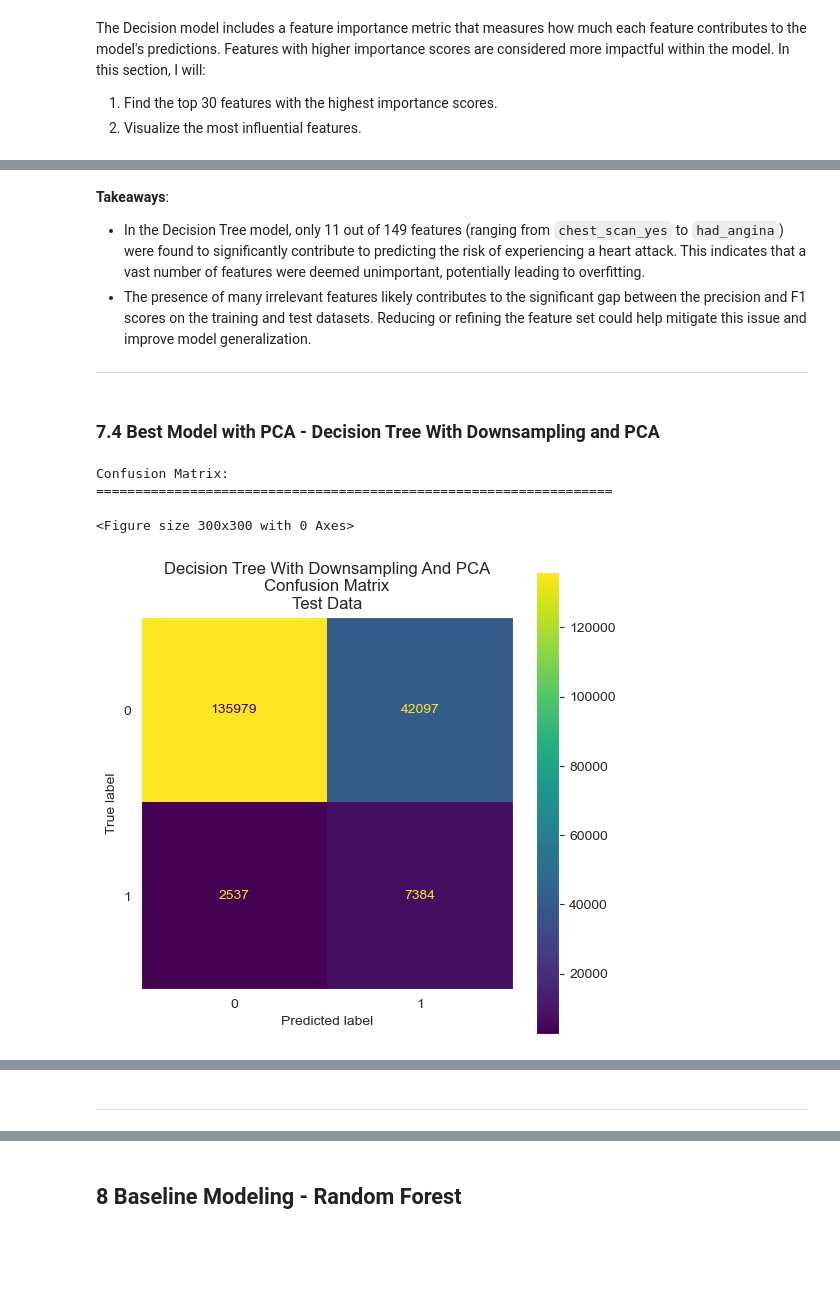
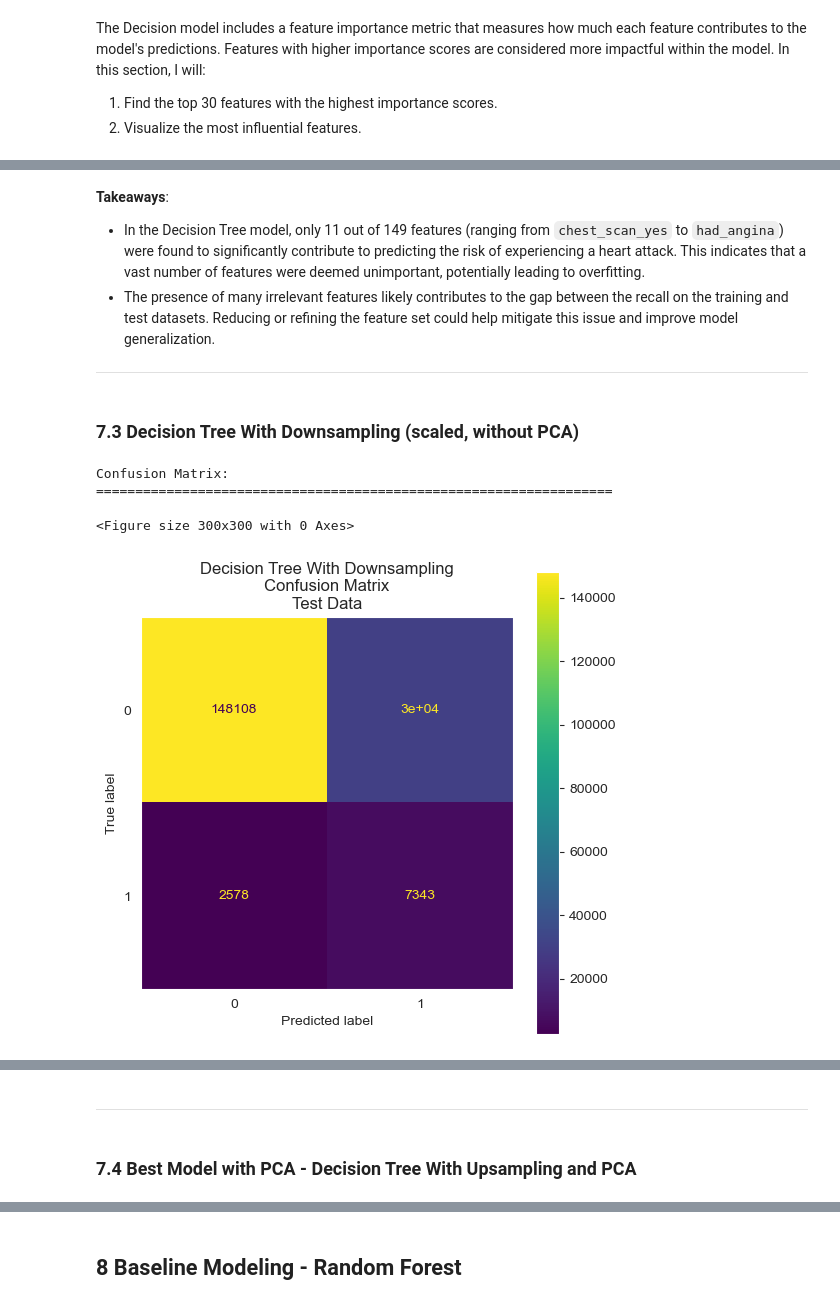
Before and after one commit to willwu29/heart-attack-prediction-model, a Jupyter notebook: notebooks/feature_engineering_baseline_modeling_book3.ipynb, the cells around one changed output, grey strips where cells are left out. Drawn from its saved outputs; the diff is of its cells as text; code cells hidden in the pictures; blank space fills up the shorter version.

```diff
--- a/notebooks/feature_engineering_baseline_modeling_book3.ipynb
+++ b/notebooks/feature_engineering_baseline_modeling_book3.ipynb
@@ -279,8 +287,8 @@ Fetch binary columns, and print unique values within each binary column.
 binary_cols = []
 
 # Iterate each column, find the one that are both binary and categorical
-for col in df.columns:
-    if (df[col].nunique() == 2) & (df[col].dtype == 'object'):
+for col in df_encoded.columns:
+    if (df_encoded[col].nunique() == 2) & (df_encoded[col].dtype == 'object'):
         print(f'Column Name: {col}')
         print(f'Unique Values: {df[col].unique()}')
         print('----' * 8)
@@ -692,10 +692,0 @@ Standard scaling on downsampling dataset
-# %%
-# Instantiate StandardScaler
-scaler_downsampled = StandardScaler()
-
-# Fit the scaler
-scaler_downsampled.fit(X_train_downsampled)
-
-# Transform X_train X_val X_test
-X_train_scaled_downsampled = scaler_downsampled.transform(X_train_downsampled)
-X_test_scaled_downsampled = scaler_downsampled.transform(X_test)
@@ -2000,75 +1912,79 @@ dt_important_features
 # %% [markdown]
 **Takeaways**:
 - In the Decision Tree model, only 11 out of 149 features (ranging from `chest_scan_yes` to `had_angina`) were found to significantly contribute to predicting the risk of experiencing a heart attack. This indicates that a vast number of features were deemed unimportant, potentially leading to overfitting.
-- The presence of many irrelevant features likely contributes to the significant gap between the precision and F1 scores on the training and test datasets. Reducing or refining the feature set could help mitigate this issue and improve model generalization.
+- The presence of many irrelevant features likely contributes to the gap between the recall on the training and test datasets. Reducing or refining the feature set could help mitigate this issue and improve model generalization.
 ---
 # %% [markdown]
-### 7.4 Best Model with PCA - Decision Tree With Downsampling and PCA <a class="anchor" id="7d"></a>
+### 7.3 Decision Tree With Downsampling (scaled, without PCA) <a class="anchor" id="7c"></a>
 # %%
 ###############
 # MODEL FITTING #
 ###############
 
-# Fit Decision Tree Classifier on Downsampled Data with PCA
-dt_downsampled_pca = DecisionTreeClassifier(max_depth=7, random_state=42)
-dt_downsampled_pca.fit(X_train_pca_downsampled, y_train_downsampled)
+# Downsampled Data
+dt_downsampled = DecisionTreeClassifier(max_depth=7, random_state=42)
+dt_downsampled.fit(X_train_scaled_downsampled, y_train_downsampled)
 
-# Hard Predictions for training and test datasets
-y_pred_train = dt_downsampled_pca.predict(X_train_pca_downsampled)
-y_pred_test = dt_downsampled_pca.predict(X_test_pca_downsampled)
+# Hard Predictions for train and test data
+y_pred_train = dt_downsampled.predict(X_train_scaled_downsampled)
+y_pred_test = dt_downsampled.predict(X_test_scaled)
 
-# Predicted probabilities for training and test datasets
-y_pred_proba_train = dt_downsampled_pca.predict_proba(X_train_pca_downsampled)[:, 1]
-y_pred_proba_test = dt_downsampled_pca.predict_proba(X_test_pca_downsampled)[:, 1]
+# Predicted probabilities for train and test data
+y_pred_proba_train = dt_downsampled.predict_proba(X_train_scaled_downsampled)[:, 1]
+y_pred_proba_test = dt_downsampled.predict_proba(X_test_scaled)[:, 1]
 
 ##################
 # MODEL EVALUATION #
 ##################
 
 print_line = "\n" + "===========" * 6
 
 # Display Confusion Matrix
 print('Confusion Matrix:', print_line)
-
 plt.figure(figsize=(3, 3))
-ConfusionMatrixDisplay.from_estimator(dt_downsampled_pca, X_test_pca_downsampled, y_test)
-plt.title('Decision Tree With Downsampling And PCA\nConfusion Matrix\nTest Data')
+ConfusionMatrixDisplay.from_estimator(dt_downsampled, X_test_scaled, y_test)
+plt.title('Decision Tree With Downsampling\nConfusion Matrix\nTest Data')
 plt.grid(False)
 plt.show()
 
 # Print Classification Report
 report_original = classification_report(y_test, y_pred_test)
 print('Test Data Classification Report:', print_line, report_original)
 
-# Calculate and print Accuracy Score
+# Print Recall Score
+print('Recall Score:')
+print(f'Train: {recall_score(y_train_downsampled, y_pred_train_downsampled):.3f}')
+print(f'Test: {recall_score(y_test, y_pred_test):.3f}', print_line)
+
+# Print False Positive Rate
+print('False Positive Rate:')
+print(f'Train: {false_positive_rate(y_train_downsampled, y_pred_train_downsampled):.3f}')
+print(f'Test: {false_positive_rate(y_test, y_pred_test):.3f}', print_line)
+
+# Print Accuracy Score
 print('Accuracy Score:')
-print(f'Train: {accuracy_score(y_train_downsampled, y_pred_train):.3f}')
+print(f'Train: {accuracy_score(y_train_downsampled, y_pred_train_downsampled):.3f}')
 print(f'Test: {accuracy_score(y_test, y_pred_test):.3f}', print_line)
 
-# Calculate and print Precision Score
+# Print Precision Score
 print('Precision Score:')
-print(f'Train: {precision_score(y_train_downsampled, y_pred_train):.3f}')
+print(f'Train: {precision_score(y_train_downsampled, y_pred_train_downsampled):.3f}')
 print(f'Test: {precision_score(y_test, y_pred_test):.3f}', print_line)
 
-# Calculate and print Recall Score
-print('Recall Score:')
-print(f'Train: {recall_score(y_train_downsampled, y_pred_train):.3f}')
-print(f'Test: {recall_score(y_test, y_pred_test):.3f}', print_line)
-
-# Calculate and print F1 Score
+# Print F1 Score
 print('F1 Score:')
-print(f'Train: {f1_score(y_train_downsampled, y_pred_train):.3f}')
+print(f'Train: {f1_score(y_train_downsampled, y_pred_train_downsampled):.3f}')
 print(f'Test: {f1_score(y_test, y_pred_test):.3f}', print_line)
 
 # Print AUC Score
 print('AUC Score:')
-print(f'Train: {roc_auc_score(y_train_downsampled, y_pred_proba_train):.3f}')
+print(f'Train: {roc_auc_score(y_train_downsampled, y_pred_proba_train_downsampled):.3f}')
 print(f'Test: {roc_auc_score(y_test, y_pred_proba_test):.3f}', print_line)
 # %% [output]
 Confusion Matrix:
 ==================================================================
 <Figure size 300x300 with 0 Axes>
-[figure, old version]
+[figure, new version]
 Test Data Classification Report:
 ==================================================================               precision    recall  f1-score   support
 
@@ -2088,3 +2004,5 @@ Test: 0.829
 ==================================================================
 # %% [markdown]
 ---
+# %% [markdown]
+### 7.4 Best Model with PCA - Decision Tree With Upsampling and PCA <a class="anchor" id="7d"></a>
```
Also changed, not shown: parts of 122 cells of this notebook, 1 other file.
